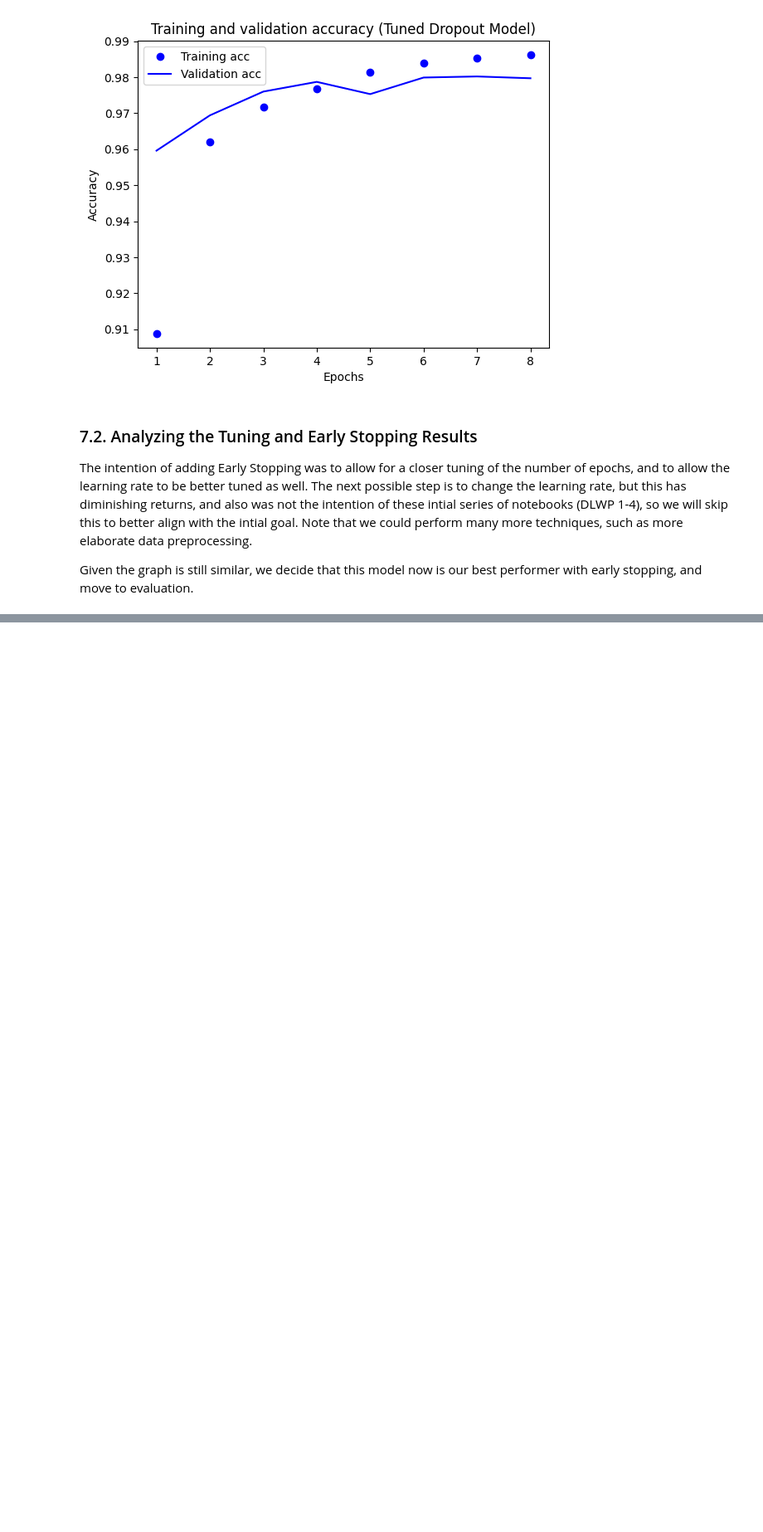
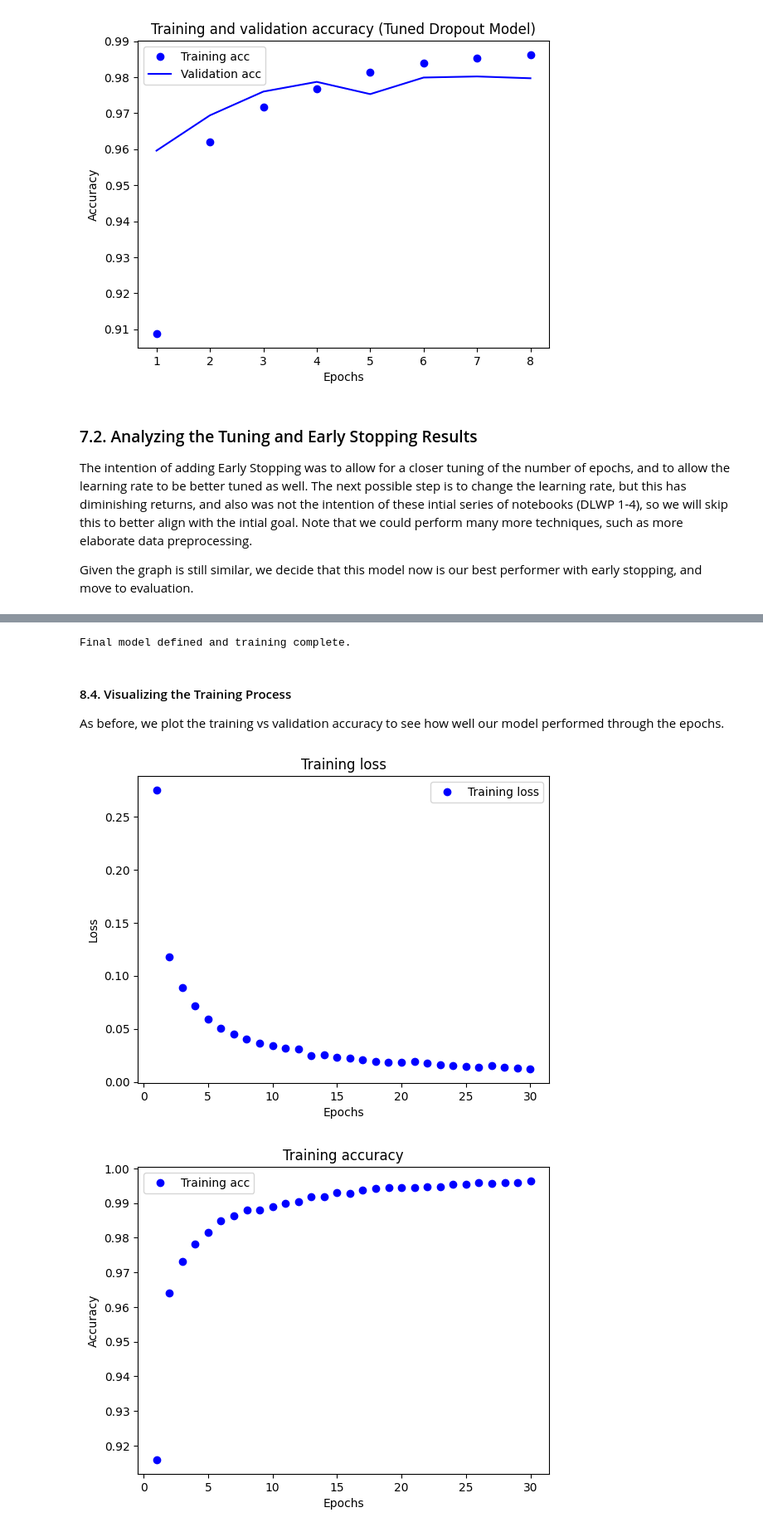
Before and after one commit to bwfiq/mnist-digit-classifier-dlwp, a Jupyter notebook: mnist_dlwp.ipynb, the cells around one changed output, grey strips where cells are left out. Shown at 83% size. Saved outputs shown, nothing was run; the diff lists cells and outputs as text; code cells hidden in the pictures; blank space fills up the shorter version.

Commit message:
feat: train a high performing model

```diff
--- a/mnist_dlwp.ipynb
+++ b/mnist_dlwp.ipynb
@@ -1001,0 +1044,60 @@ Given the graph is still similar, we decide that this model now is our best perf
+# %%
+# Define the Tuned Model with Dropout (same as best model from prior step)
+es = tf.keras.callbacks.EarlyStopping(monitor='loss', patience=2) # No Validation Data
+
+final_model = tf.keras.models.Sequential([
+    tf.keras.layers.Input(shape=(784,)),
+    tf.keras.layers.Dense(512, activation='relu'),
+    tf.keras.layers.Dropout(0.3),
+    tf.keras.layers.Dense(512, activation='relu'),
+    tf.keras.layers.Dropout(0.3),
+    tf.keras.layers.Dense(10, activation='softmax')
+])
+
+final_model.compile(optimizer='rmsprop',
+              loss='categorical_crossentropy',
+              metrics=['accuracy'])
+
+final_history = final_model.fit(all_train_images,
+                    all_train_labels,
+                    epochs=30, # More epochs since no validation data
+                    batch_size=128,
+                    verbose=0,
+                    callbacks=[es])
+
+print("Final model defined and training complete.")
+# %% [output]
+Final model defined and training complete.
+# %% [markdown]
+#### 8.4. Visualizing the Training Process
+
+As before, we plot the training vs validation accuracy to see how well our model performed through the epochs.
+# %%
+import matplotlib.pyplot as plt
+
+history_dict = final_history.history
+loss_values = history_dict['loss']
+
+epochs = range(1, len(loss_values) + 1)
+
+plt.plot(epochs, loss_values, 'bo', label='Training loss')
+plt.title('Training loss')
+plt.xlabel('Epochs')
+plt.ylabel('Loss')
+plt.legend()
+plt.show()
+
+plt.clf()
+
+acc_values = history_dict['accuracy']
+
+plt.plot(epochs, acc_values, 'bo', label='Training acc')
+plt.title('Training accuracy')
+plt.xlabel('Epochs')
+plt.ylabel('Accuracy')
+plt.legend()
+
+plt.show()
+# %% [output]
+[figure, added]
+[figure, added]
```
Also changed, not shown: parts of 4 cells of this notebook.
